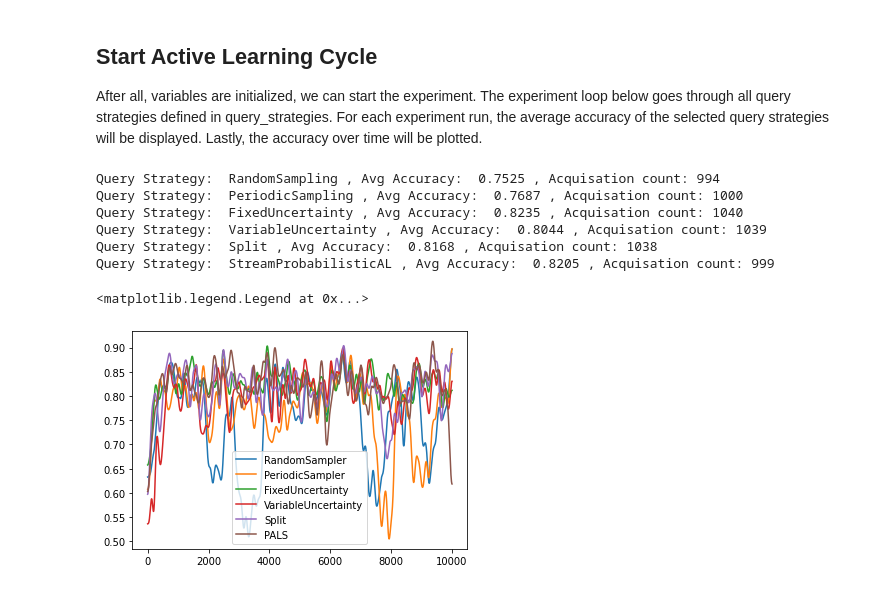
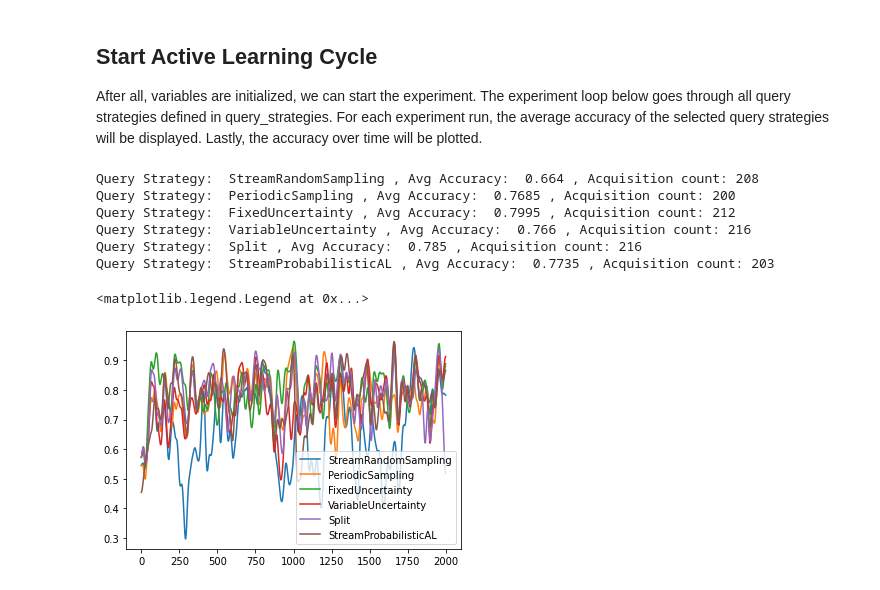
Before and after one commit to scikit-activeml/scikit-activeml, a Jupyter notebook: tutorials/20_stream_getting_started.ipynb, the cells around one changed output. Saved outputs shown, nothing was run; the diff lists cells and outputs as text; code cells hidden in the pictures.

```diff
--- a/tutorials/20_stream_getting_started.ipynb
+++ b/tutorials/20_stream_getting_started.ipynb
@@ -20,9 +19,9 @@ Before the experiments can start, we need to construct a random data set. For th
 # number of instances that are provided to the classifier
 init_train_length = 10
 # the length of the data stream
-stream_length = 10000
+stream_length = 2000
 # the size of the sliding window that limits the training data
-training_size = 1000
+training_size = 500
 # the parameter dedicated to decide if the classifier needs to be refited with X and y.
 fit_clf = False
 # %% [markdown]
@@ -50,7 +49,7 @@ Next, we initialize the classifier and the base query strategies that we want to
 # %%
 clf_factory = lambda: ParzenWindowClassifier(classes=[0,1], random_state=get_randomseed(random_state))
 query_strategies = {
-    'RandomSampling': RandomSampling(random_state=get_randomseed(random_state)),
+    'StreamRandomSampling': StreamRandomSampling(random_state=get_randomseed(random_state)),
     'PeriodicSampling': PeriodicSampling(random_state=get_randomseed(random_state)),
     'FixedUncertainty': FixedUncertainty(random_state=get_randomseed(random_state)),
     'VariableUncertainty': VariableUncertainty(random_state=get_randomseed(random_state)),
@@ -68,41 +67,41 @@ for query_strategy_name, query_strategy in query_strategies.items():
     X_train.extend(X_init)
     y_train = deque(maxlen=training_size)
     y_train.extend(y_init)
     # train the model with the initially available data
     clf.fit(X_train, y_train)
     # initialize the list that stores the result of the classifier's prediction
     correct_classifications = []
     count = 0
     for t, (x_t, y_t) in enumerate(zip(X_stream, y_stream)):
         # create stream samples
         X_cand = x_t.reshape([1, -1])
         y_cand = y_t
         # train the classifier
         clf.fit(X_train, y_train)
         correct_classifications.append(clf.predict(X_cand)[0] == y_cand)
         # check whether to sample the instance or not
         # call_func is used since a classifier is not needed for RandomSampling and PeriodicSampling
-        sampled_indices, utilities = call_func(query_strategy.query, X_cand=X_cand, clf=clf, return_utilities=True, fit_clf=fit_clf)
+        sampled_indices, utilities = call_func(query_strategy.query, candidates=X_cand, clf=clf, return_utilities=True, fit_clf=fit_clf)
         # create budget_manager_param_dict for BalancedIncrementalQuantileFilter used by StreamProbabilisticAL
         budget_manager_param_dict = {"utilities": utilities}
         # update the query strategy and budget_manager to calculate the right budget
-        call_func(query_strategy.update, X_cand=X_cand, queried_indices=sampled_indices, budget_manager_param_dict=budget_manager_param_dict)
+        call_func(query_strategy.update, candidates=X_cand, queried_indices=sampled_indices, budget_manager_param_dict=budget_manager_param_dict)
         # count the number of queries
         count += len(sampled_indices)
         # add X_cand to X_train
         X_train.append(x_t)
         # add label or missing_label to y_train
         y_train.append(y_cand if len(sampled_indices) > 0 else clf.missing_label)
     # calculate and show the average accuracy
-    print("Query Strategy: ", query_strategy_name, ", Avg Accuracy: ", np.mean(correct_classifications), ", Acquisation count:", count)
-    plt.plot(gaussian_filter1d(np.array(correct_classifications, dtype=float), 50), label=query_strategy_name)
+    print("Query Strategy: ", query_strategy_name, ", Avg Accuracy: ", np.mean(correct_classifications), ", Acquisition count:", count)
+    plt.plot(gaussian_filter1d(np.array(correct_classifications, dtype=float), 10), label=query_strategy_name)
 plt.legend()
 # %% [output]
-Query Strategy:  RandomSampling , Avg Accuracy:  0.7525 , Acquisation count: 994
-Query Strategy:  PeriodicSampling , Avg Accuracy:  0.7687 , Acquisation count: 1000
-Query Strategy:  FixedUncertainty , Avg Accuracy:  0.8235 , Acquisation count: 1040
-Query Strategy:  VariableUncertainty , Avg Accuracy:  0.8044 , Acquisation count: 1039
-Query Strategy:  Split , Avg Accuracy:  0.8168 , Acquisation count: 1038
-Query Strategy:  StreamProbabilisticAL , Avg Accuracy:  0.8205 , Acquisation count: 999
+Query Strategy:  StreamRandomSampling , Avg Accuracy:  0.664 , Acquisition count: 208
+Query Strategy:  PeriodicSampling , Avg Accuracy:  0.7685 , Acquisition count: 200
+Query Strategy:  FixedUncertainty , Avg Accuracy:  0.7995 , Acquisition count: 212
+Query Strategy:  VariableUncertainty , Avg Accuracy:  0.766 , Acquisition count: 216
+Query Strategy:  Split , Avg Accuracy:  0.785 , Acquisition count: 216
+Query Strategy:  StreamProbabilisticAL , Avg Accuracy:  0.7735 , Acquisition count: 203
 <matplotlib.legend.Legend at 0x...>
-[figure, old version]
+[figure, new version]
```
Also changed, not shown: parts of 4 cells of this notebook, 2 other files.
